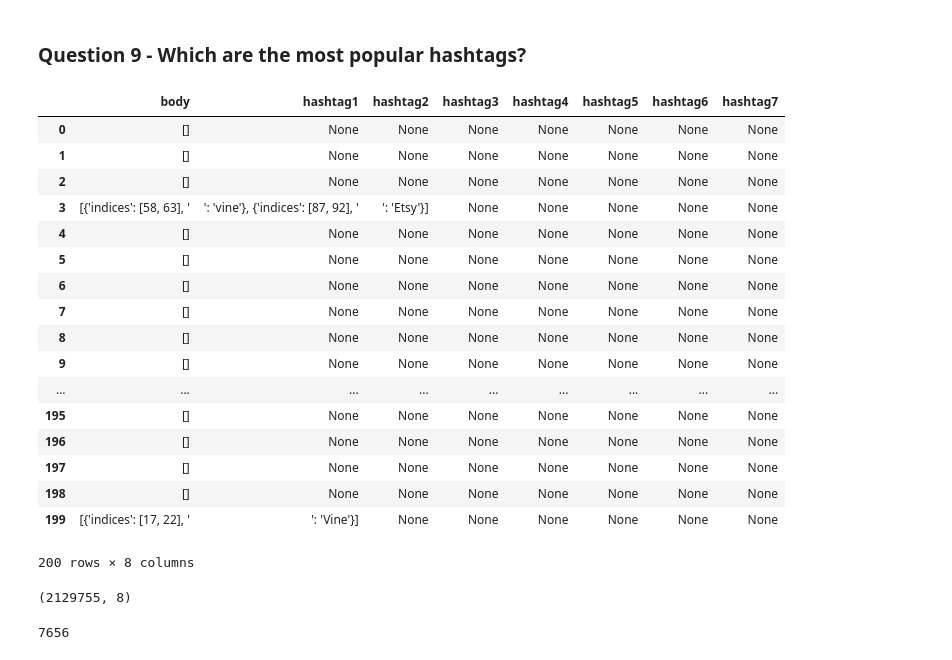
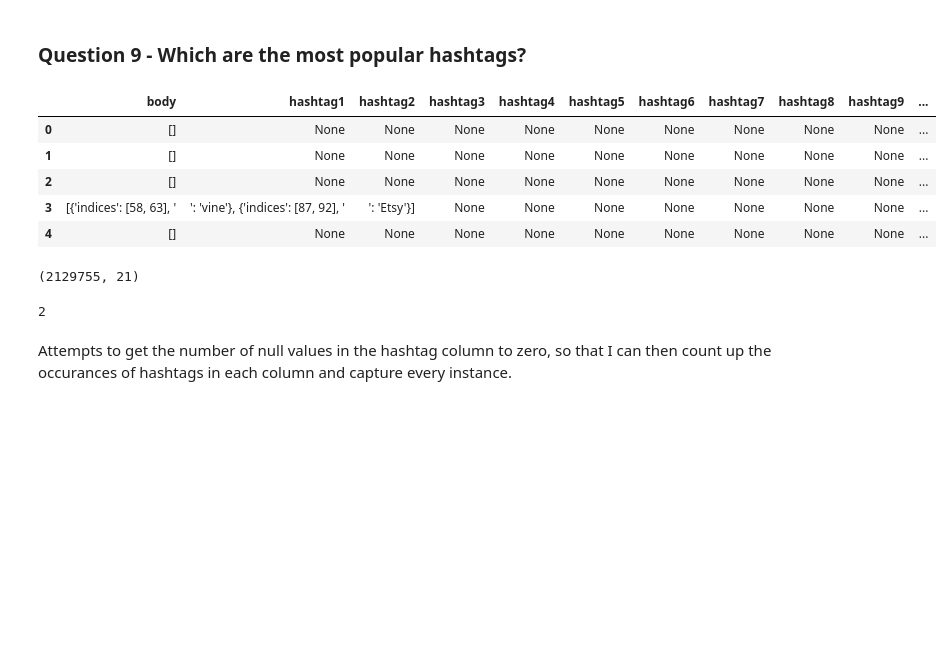
Before and after one commit to githubhugo/BigData_Jupyter-Exercise, a Jupyter notebook: twitter-pandas-exploration.ipynb, the cells around one changed output. Saved outputs shown, nothing was run; the diff lists cells and outputs as text; code cells hidden in the pictures; blank space fills up the shorter version.

Commit message:
Last attempts to fix histogram plot and answer question 9
Last attempts to fix histogram plot and answer question 9

```diff
--- a/twitter-pandas-exploration.ipynb
+++ b/twitter-pandas-exploration.ipynb
@@ -299,33 +306,26 @@ We can see that the most common user location in our dataset is London with **21
 # %% [markdown]
 ### Question 9 - Which are the most popular hashtags?
 # %%
-hashdf = pd.DataFrame(rawdf.hashtags.str.split('text',7).tolist(),columns = ['body','hashtag1','hashtag2','hashtag3','hashtag4',
-                                                                             'hashtag5','hashtag6','hashtag7'])
+hashdf = pd.DataFrame(rawdf.hashtags.str.split('text',20).tolist(),columns = ['body','hashtag1','hashtag2','hashtag3','hashtag4',
+                                                                             'hashtag5','hashtag6','hashtag7','hashtag8','hashtag9',
+                                                                              'hashtag10','hashtag11','hashtag12','hashtag13','hashtag14',
+                                                                              'hashtag15','hashtag16','hashtag17','hashtag18','hashtag19',
+                                                                              'hashtag20'])
 
-hashdf.head(200)
+hashdf.head()
 # %% [output]
-|  | body | hashtag1 | hashtag2 | hashtag3 | hashtag4 | hashtag5 | hashtag6 | hashtag7 |
-| 0 | [] | None | None | None | None | None | None | None |
-| 1 | [] | None | None | None | None | None | None | None |
-| 2 | [] | None | None | None | None | None | None | None |
-| 3 | [{'indices': [58, 63], ' | ': 'vine'}, {'indices': [87, 92], ' | ': 'Etsy'}] | None | None | None | None | None |
-| 4 | [] | None | None | None | None | None | None | None |
-| 5 | [] | None | None | None | None | None | None | None |
-| 6 | [] | None | None | None | None | None | None | None |
-| 7 | [] | None | None | None | None | None | None | None |
-| 8 | [] | None | None | None | None | None | None | None |
-| 9 | [] | None | None | None | None | None | None | None |
-| ... | ... | ... | ... | ... | ... | ... | ... | ... |
-| 195 | [] | None | None | None | None | None | None | None |
-| 196 | [] | None | None | None | None | None | None | None |
-| 197 | [] | None | None | None | None | None | None | None |
-| 198 | [] | None | None | None | None | None | None | None |
-| 199 | [{'indices': [17, 22], ' | ': 'Vine'}] | None | None | None | None | None | None |
+|  | body | hashtag1 | hashtag2 | hashtag3 | hashtag4 | hashtag5 | hashtag6 | hashtag7 | hashtag8 | hashtag9 | ... |
+| 0 | [] | None | None | None | None | None | None | None | None | None | ... |
+| 1 | [] | None | None | None | None | None | None | None | None | None | ... |
+| 2 | [] | None | None | None | None | None | None | None | None | None | ... |
+| 3 | [{'indices': [58, 63], ' | ': 'vine'}, {'indices': [87, 92], ' | ': 'Etsy'}] | None | None | None | None | None | None | None | ... |
+| 4 | [] | None | None | None | None | None | None | None | None | None | ... |
-200 rows × 8 columns
 # %%
 print(hashdf.shape)
 
-2129755 - hashdf.hashtag7.isnull().sum()
+2129755 - hashdf.hashtag20.isnull().sum()
 # %% [output]
-(2129755, 8)
+(2129755, 21)
-7656
+2
+# %% [markdown]
+Attempts to get the number of null values in the hashtag column to zero, so that I can then count up the occurances of hashtags in each column and capture every instance.
```
Also changed, not shown: parts of 4 cells of this notebook.
